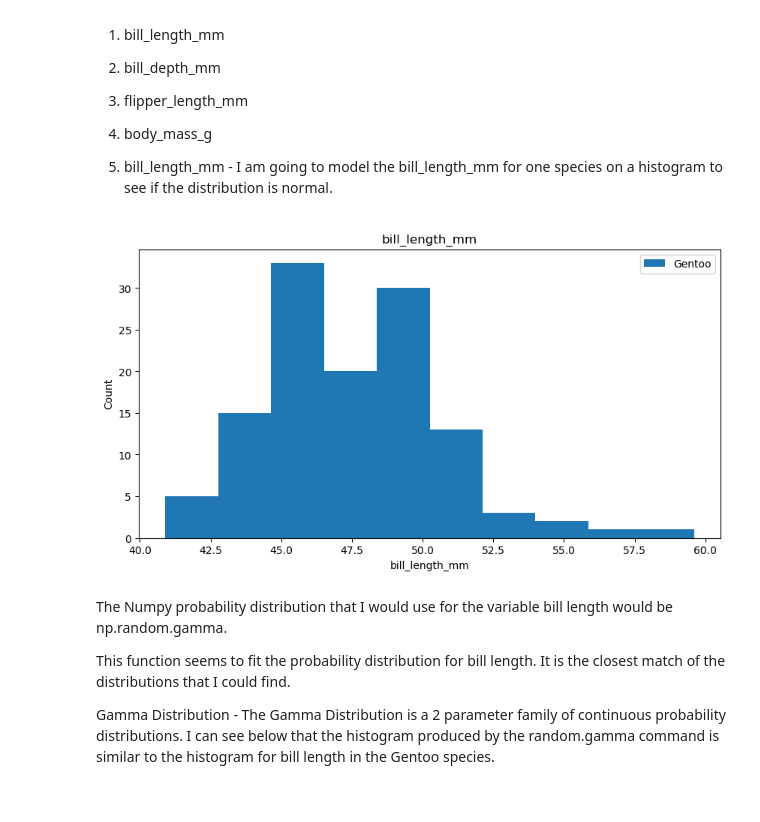
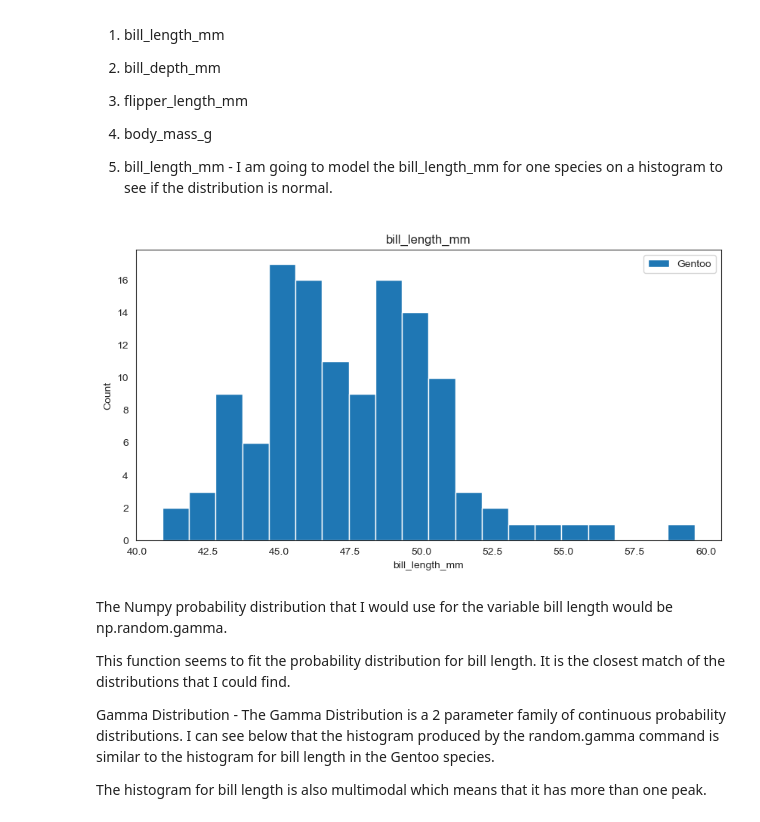
Before and after one commit to AudeAllen/Fundamentals-of-Data-Analysis---Tasks-and-Project, a Jupyter notebook: tasks.ipynb, the cells around one changed output. Saved outputs shown, nothing was run; the diff lists cells and outputs as text; code cells hidden in the pictures.

```diff
--- a/tasks.ipynb
+++ b/tasks.ipynb
@@ -382,36 +494,38 @@ The next 4 variables that I will be looking at in regards to probability  distri
 
 1. bill_length_mm - I am going to model the bill_length_mm for one species on a histogram to see if the distribution is normal.
 # %%
-#billlength
+#billlength - Histogram - see if the distribution is normal
 import pandas as pd
 import matplotlib.pyplot as plt
 
 penguins  = pd.read_csv('penguins.csv')
 
 
 plt.figure(figsize = (10, 5))
 x =[penguins.bill_length_mm[penguins.species==sp_name] for sp_name in ['Gentoo']]
-plt.hist(x,10, histtype='bar', stacked=True)
+plt.hist(x,20, histtype='bar', stacked=True)
 plt.legend(['Gentoo'])
 plt.title("bill_length_mm")
 plt.xlabel("bill_length_mm")
 plt.ylabel("Count")
 plt.savefig('bill_length_mm_Gentoo.png') # Save to PNG file
 plt.show()
 
 
 
 # We can tell from the distribution on the bill length that the distribution is not normal for the Gentoo species of penguin. i.e. it is not symetrical or in a
 # bell curve shape. I can see there are outliers on the right hand side of the histogram which leads me to think that the data is
 # skewed. It is a right skewed distribution as the tail is on the right hand side.
 # %% [output]
-[figure, old version]
+[figure, new version]
 # %% [markdown]
 The Numpy probability distribution that I would use for the variable bill length would be np.random.gamma.
 
 This function seems to fit the probability distribution for bill length. It is the closest match of the distributions that I could find.
 
 Gamma Distribution - The Gamma Distribution is a 2 parameter family of continuous probability distributions. I can see below that the histogram produced by the random.gamma command is similar to the histogram for bill length in the Gentoo species.
+
+The histogram for bill length is also multimodal which means that it has more than one peak.
 # %%
 
 # import numpy and gamma
```
Also changed, not shown: parts of 18 cells of this notebook, 3 other files.
